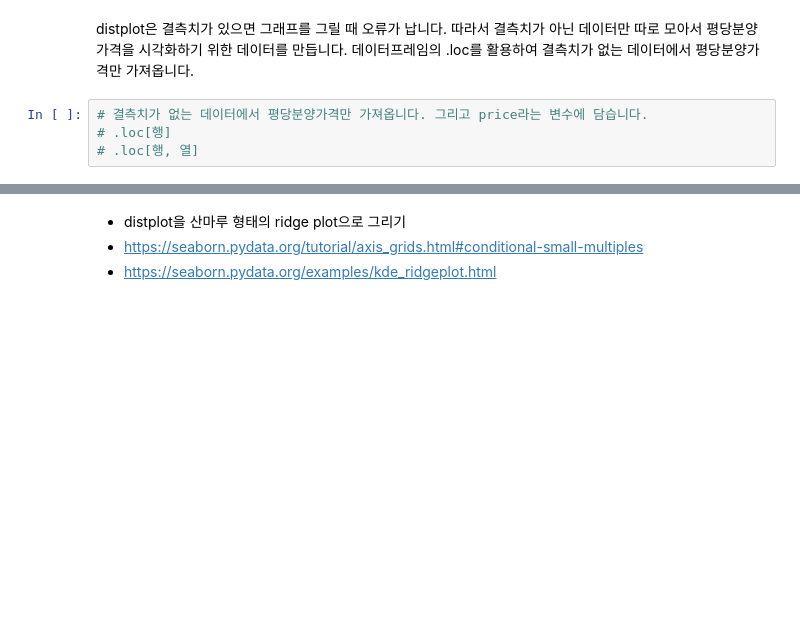
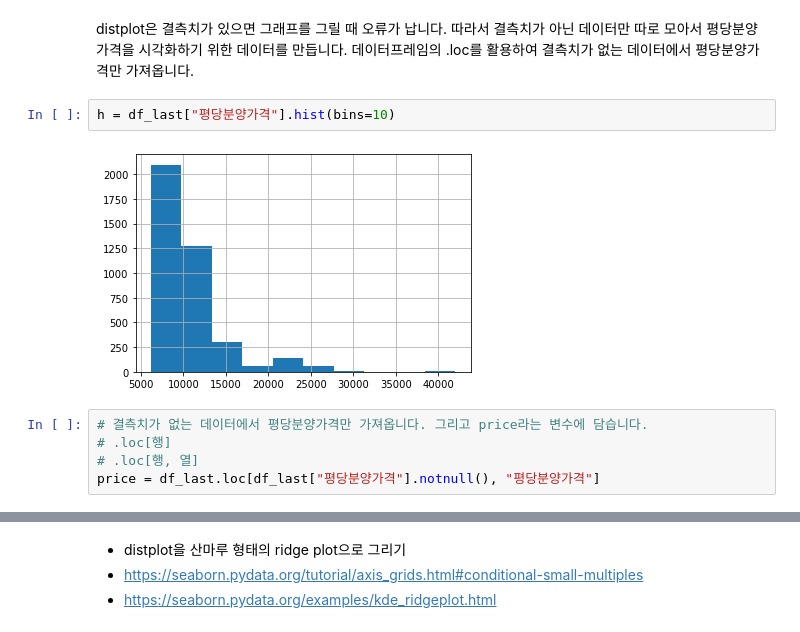
Before and after one commit to actpjk/python_workspace, a Jupyter notebook: Study/6_inf_data_analysis/Data_analysis_basic_master_self/01-apt-price-input.ipynb, the cells around one changed output, grey strips where cells are left out. Saved outputs shown, nothing was run; the diff lists cells and outputs as text; blank space fills up the shorter version.

```diff
--- a/Study/6_inf_data_analysis/Data_analysis_basic_master_self/01-apt-price-input.ipynb
+++ b/Study/6_inf_data_analysis/Data_analysis_basic_master_self/01-apt-price-input.ipynb
@@ -689,9 +624,14 @@ sns.violinplot(data=df_last, x='연도', y='평당분양가격') # 밀도 추정
 distplot은 결측치가 있으면 그래프를 그릴 때 오류가 납니다.
 따라서 결측치가 아닌 데이터만 따로 모아서 평당분양가격을 시각화하기 위한 데이터를 만듭니다.
 데이터프레임의 .loc를 활용하여 결측치가 없는 데이터에서 평당분양가격만 가져옵니다.
+# %%
+h = df_last["평당분양가격"].hist(bins=10)
+# %% [output]
+[figure, added]
 # %%
 # 결측치가 없는 데이터에서 평당분양가격만 가져옵니다. 그리고 price라는 변수에 담습니다.
 # .loc[행]
 # .loc[행, 열]
+price = df_last.loc[df_last["평당분양가격"].notnull(), "평당분양가격"]
 # %%
 # distplot으로 평당분양가격을 표현해 봅니다.
```
Also changed, not shown: parts of 134 cells of this notebook, 2 other files.
